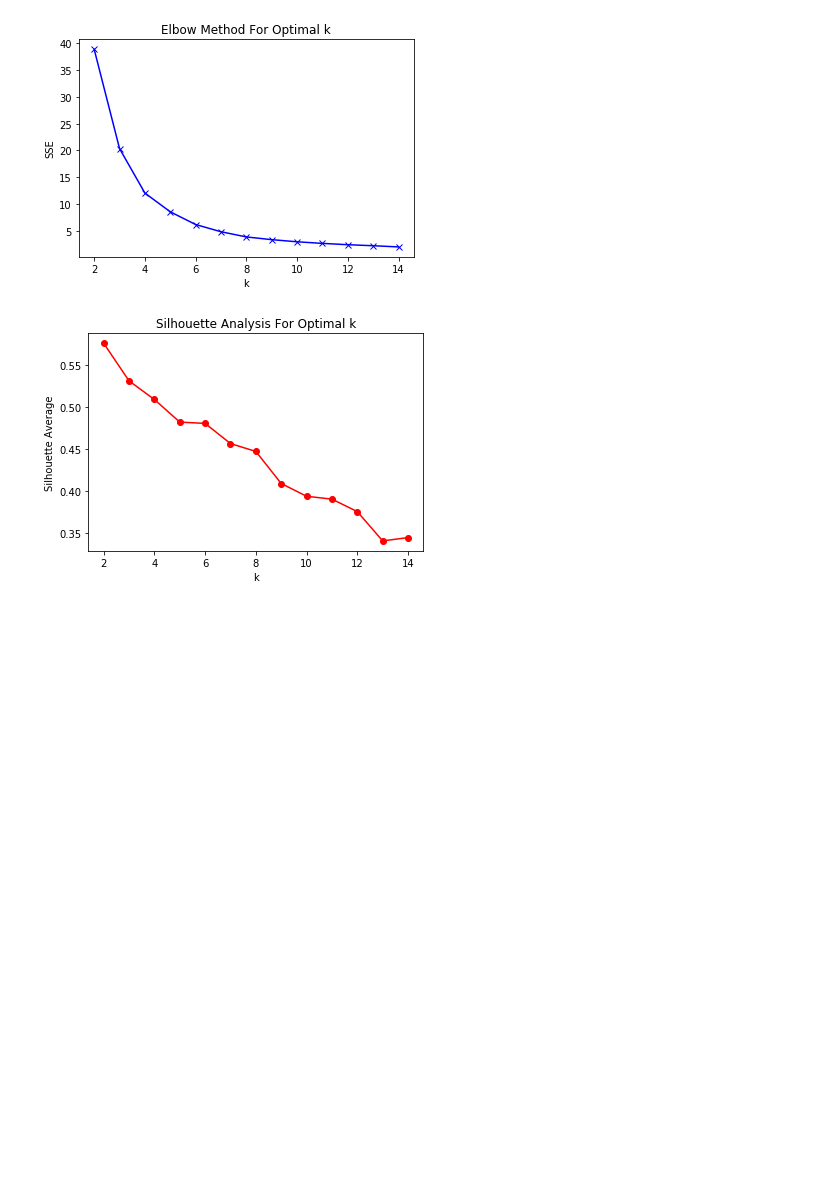
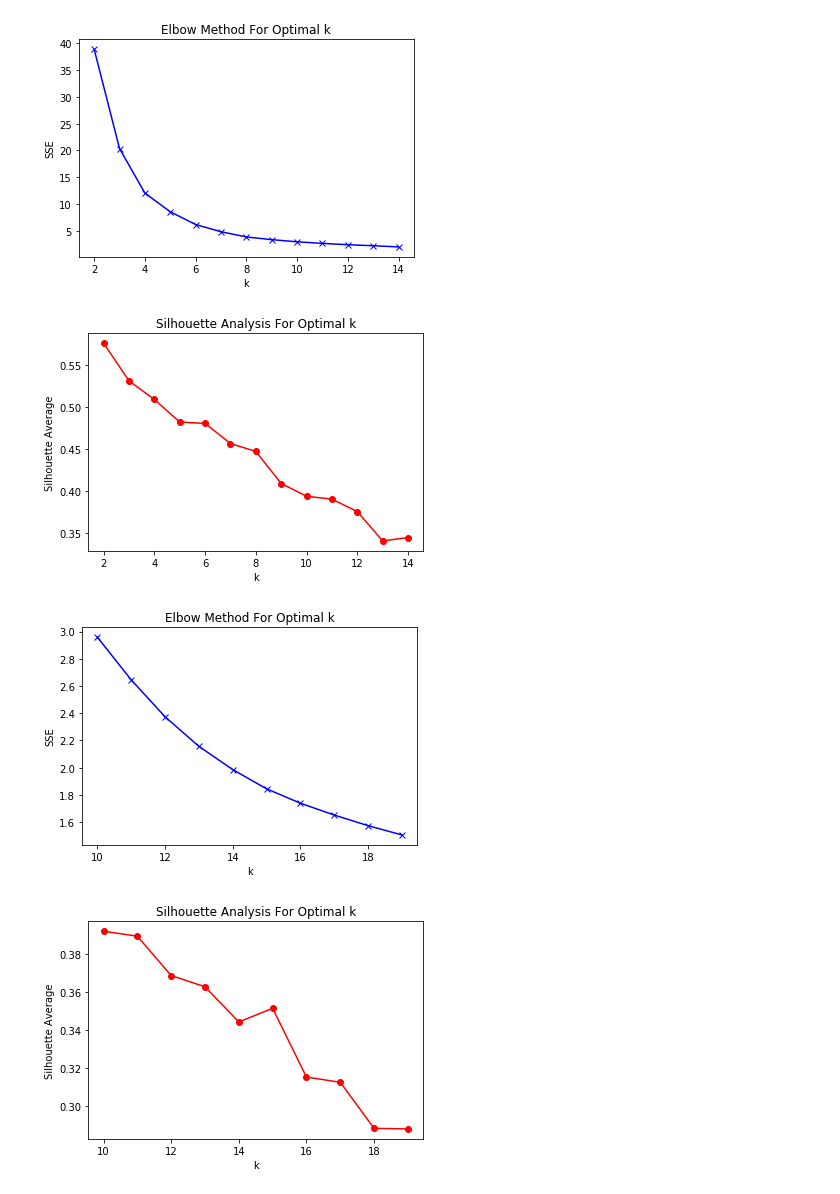
Before and after one commit to swatisbhat/BSOGDM_IR, a Jupyter notebook: doc2vec_clustering.ipynb, the cells around one changed output. Cells and saved outputs as stored; diff of their text form; code cells hidden in the pictures; blank space fills up the shorter version.

```diff
--- a/doc2vec_clustering.ipynb
+++ b/doc2vec_clustering.ipynb
@@ -93,4 +93,33 @@ plt.show()
 # %% [output]
 [figure]
 [figure]
+# %%
+doc2vec_vectors = json.load(open('json_files/doc2vec_vectors','r'))
+
+sse = []
+silhouette_avg = []
+
+k_values = range(10,20)
+for k in k_values:
+    km = KMeans(n_clusters=k)
+    km_sse = km.fit(doc2vec_vectors)
+    sse.append(km_sse.inertia_)
+    km_sil = km_sse.predict(doc2vec_vectors)
+
+    silhouette_avg.append(silhouette_score(doc2vec_vectors, km_sil))
+
+plt.plot(k_values, sse, 'bx-')
+plt.xlabel('k')
+plt.ylabel('SSE')
+plt.title('Elbow Method For Optimal k')
+plt.show()
+
+plt.plot(k_values, silhouette_avg, 'ro-')
+plt.xlabel('k')
+plt.ylabel('Silhouette Average')
+plt.title('Silhouette Analysis For Optimal k')
+plt.show()
+# %% [output]
+[figure, added]
+[figure, added]
 # %%
```
Also changed, not shown: parts of 1 cell of this notebook, 5 other files.
